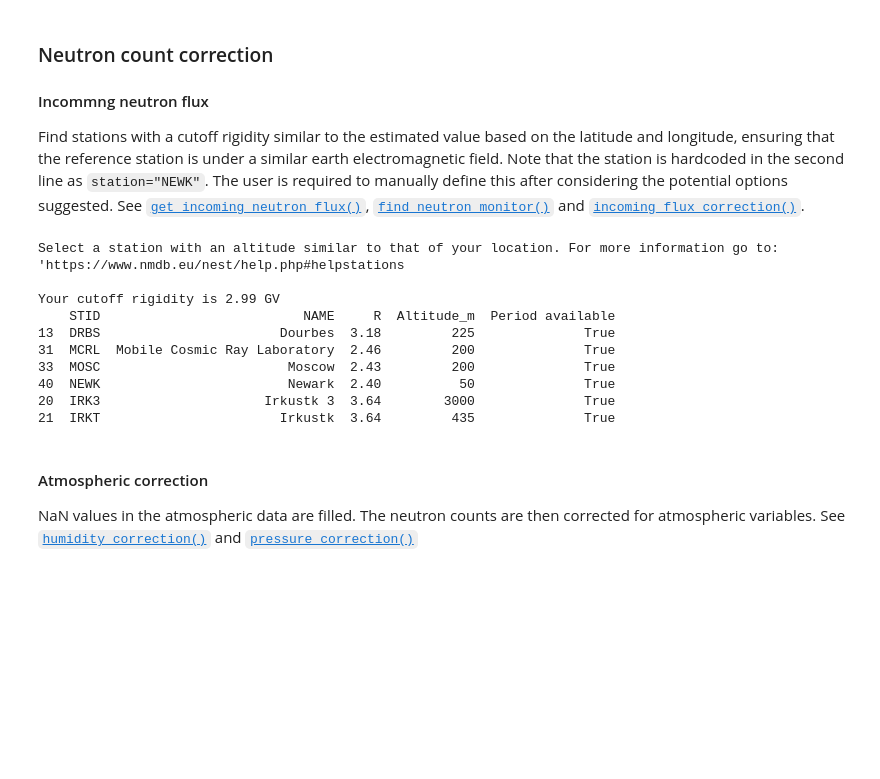
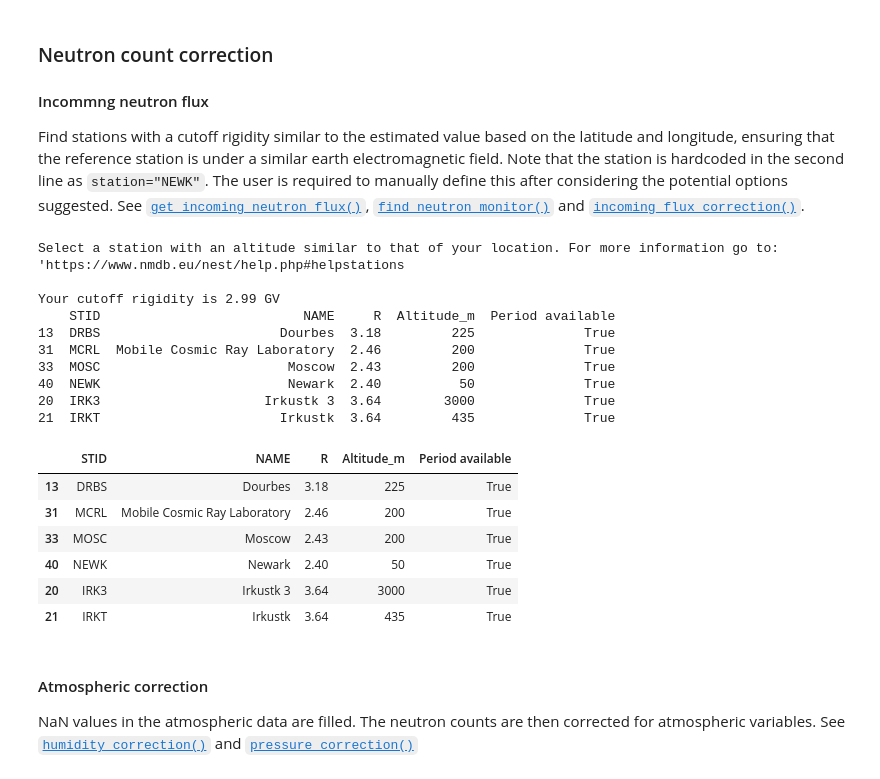
Before and after one commit to soilwater/crnpy, a Jupyter notebook: docs/examples/rover/Hydroinnova_rover_example.ipynb, the cells around one changed output. Saved outputs shown, nothing was run; the diff lists cells and outputs as text; code cells hidden in the pictures; blank space fills up the shorter version.

```diff
--- a/docs/examples/rover/Hydroinnova_rover_example.ipynb
+++ b/docs/examples/rover/Hydroinnova_rover_example.ipynb
@@ -63,11 +63,6 @@ The counts are normalized to counts per minute in case some observations covered
 counts_colums = ['N1Cts', 'N2Cts', 'N3Cts','N4Cts', 'N5Cts', 'N6Cts', 'N7Cts', 'N8Cts']
 cont_times_col = ['N1ETsec', 'N1ETsec', 'N3ETsec','N3ETsec', 'N5ETsec', 'N5ETsec', 'N7ETsec', 'N7ETsec']
 
-# Normalize counts to counts/min
-df[counts_colums] = crnpy.adjust_temporal_counts(df[counts_colums],
-                                                 nominal_integration_time=60,
-                                                 actual_integration_time=df[cont_times_col])
-
 # Compute total neutron counts
 df['total_raw_counts'] = crnpy.compute_total_raw_counts(df[counts_colums])
 # %% [markdown]
@@ -79,28 +74,26 @@ Find stations with a cutoff rigidity similar to the estimated value based on the
 # %%
 # Define transect start and end dates
 start_date = df.iloc[0]['timestamp']
 end_date = df.iloc[-1]['timestamp']
 
 #Find stations with cutoff rigidity similar to estimated by lat,lon
 crnpy.find_neutron_monitor(crnpy.cutoff_rigidity(df['LatDec'][0], df['LongDec'][0]),
                              start_date=start_date, end_date=end_date)
-
-#Download data for one of the similar stations and add to df, with UTC offset for CST, and 2 extra hours in the dataset ends.
-incoming_neutrons = crnpy.get_incoming_neutron_flux(start_date=start_date, end_date=end_date, station="NEWK",
-                                                    utc_offset=-5, expand_window=2)
-
-# Interpolate incomming flux hourly to measured timestamps (~ every minute)
-df['incoming_flux'] = crnpy.interpolate_incoming_flux(incoming_neutrons, timestamps=df['timestamp']).values
-
-df['fi'] = crnpy.incoming_flux_correction(incoming_neutrons=df['incoming_flux'])
 # %% [output]
 Select a station with an altitude similar to that of your location. For more information go to: 'https://www.nmdb.eu/nest/help.php#helpstations
 
 Your cutoff rigidity is 2.99 GV
     STID                          NAME     R  Altitude_m  Period available
 13  DRBS                       Dourbes  3.18         225              True
 31  MCRL  Mobile Cosmic Ray Laboratory  2.46         200              True
 33  MOSC                        Moscow  2.43         200              True
 40  NEWK                        Newark  2.40          50              True
 20  IRK3                     Irkustk 3  3.64        3000              True
 21  IRKT                       Irkustk  3.64         435              True
+|  | STID | NAME | R | Altitude_m | Period available |
+| 13 | DRBS | Dourbes | 3.18 | 225 | True |
+| 31 | MCRL | Mobile Cosmic Ray Laboratory | 2.46 | 200 | True |
+| 33 | MOSC | Moscow | 2.43 | 200 | True |
+| 40 | NEWK | Newark | 2.40 | 50 | True |
+| 20 | IRK3 | Irkustk 3 | 3.64 | 3000 | True |
+| 21 | IRKT | Irkustk | 3.64 | 435 | True |
```
Also changed, not shown: parts of 6 cells of this notebook, 5 other files.
